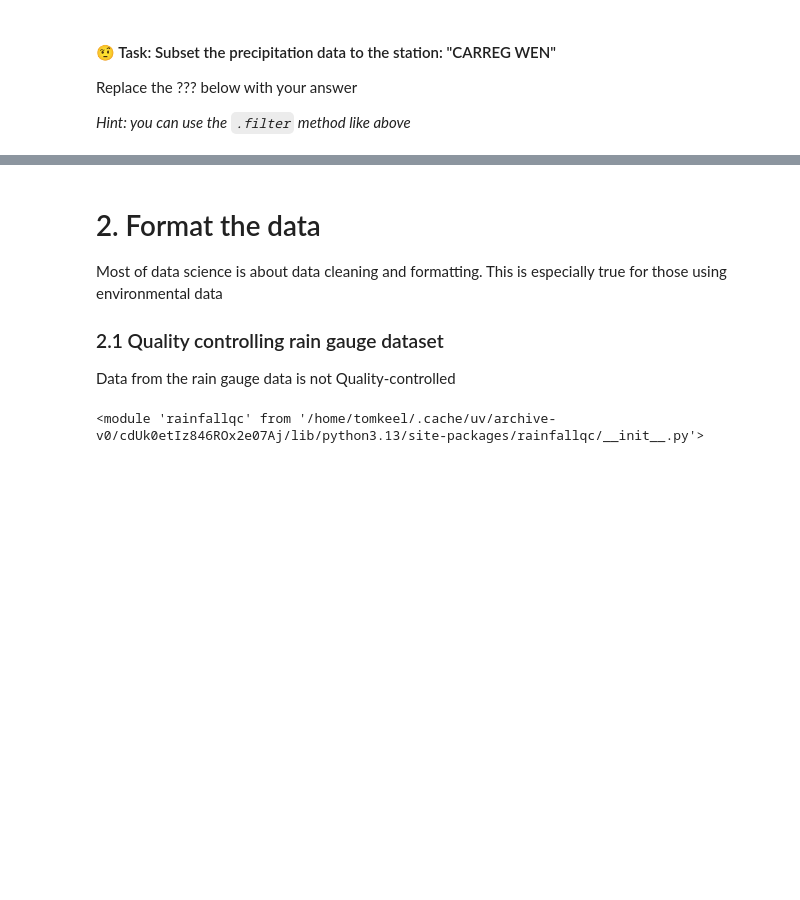
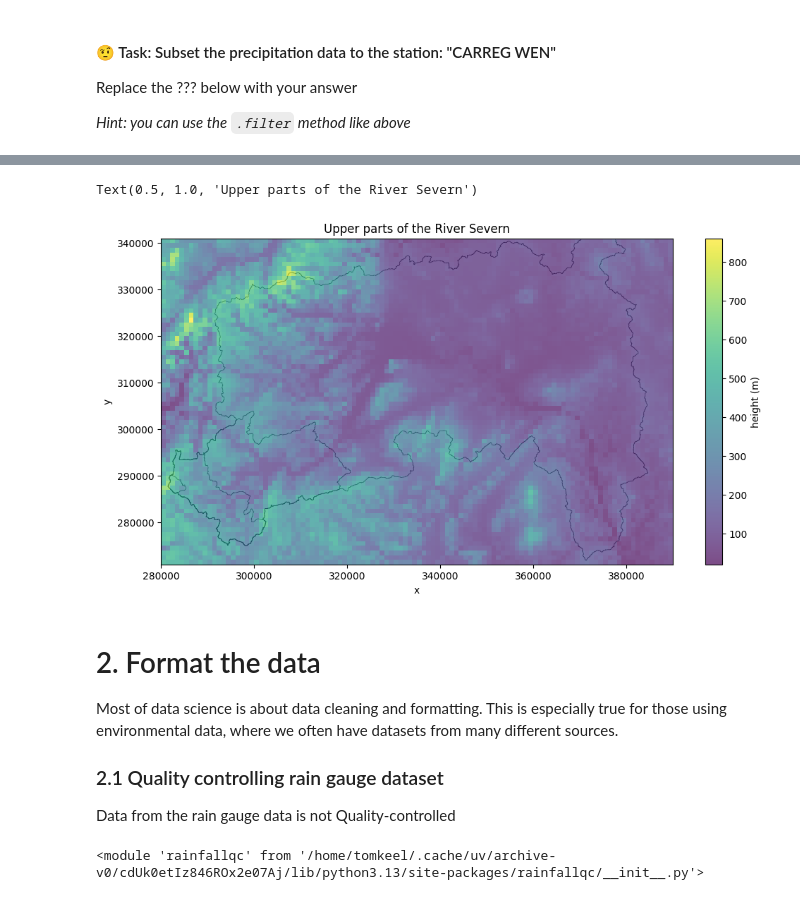
Before and after one commit to Thomasjkeel/UKCEH_Summer_School, a Jupyter notebook: Workshop_4/Workshop_4_rainfall_comparison.ipynb, the cells around one changed output, grey strips where cells are left out. Drawn from its saved outputs; the diff is of its cells as text; code cells hidden in the pictures; blank space fills up the shorter version.

```diff
--- a/Workshop_4/Workshop_4_rainfall_comparison.ipynb
+++ b/Workshop_4/Workshop_4_rainfall_comparison.ipynb
@@ -59,7 +59,7 @@ import data_utils
 # %%
 # Global variables for coordinates of Severn River catchment
 SEVERN_NORTHING_RANGE = [270000, 350000]
-SEVERN_EASTING_RANGE = [279100, 390000]
+SEVERN_EASTING_RANGE = [280000, 390000]
 # %% [markdown]
 # 1. Load rainfall data
 Let's read in gridded rainfall and rain gauge data using code shown in Workshop 2.
@@ -298,5 +268,5 @@ plt.subplots_adjust(hspace=.2)
 severn_hght = rioxarray.open_rasterio('severn_catchment_data/HGHT_SEVERN_1km.tif')
 severn_hght = severn_hght.sortby('y')
 severn_hght = severn_hght.sel(band=1)
-
+severn_hght = severn_hght / 10 # divide by 10, so in metres
 severn_hght = severn_hght.sel(x=slice(*SEVERN_EASTING_RANGE), y=slice(*SEVERN_NORTHING_RANGE))
@@ -305,6 +273,21 @@ severn_hght.plot()
+# %%
+fig, ax = plt.subplots(1, figsize=(12, 6), sharex=True, sharey=True)
+ax.set_xlabel('Easting'); ax.set_ylabel('Northing');
+abermule_shp.plot(ax=ax, facecolor='none', alpha=.8, linewidth=.5)
+bewdley_shp.plot(ax=ax, facecolor='none', alpha=.8, linewidth=.5)
+dolwen_shp.plot(ax=ax, facecolor='none', alpha=.8, linewidth=.5)
+plynlimon_shp.plot(ax=ax, facecolor='none', alpha=.8, linewidth=.5)
+severn_hght.plot(ax=ax, alpha=.7, cbar_kwargs={"label": "height (m)"})
+
+ax.set_title("Upper parts of the River Severn")
+# %% [output]
+Text(0.5, 1.0, 'Upper parts of the River Severn')
+[figure, added]
 # %% [markdown]
 # 2. Format the data
-Most of data science is about data cleaning and formatting. This is especially true for those using environmental data
+Most of data science is about data cleaning and formatting. This is especially true for those using environmental data, where we often have datasets from many different sources.
+
+
 
 ### 2.1 Quality controlling rain gauge dataset
 Data from the rain gauge data is not Quality-controlled
```
Also changed, not shown: parts of 14 cells of this notebook, 2 other files.
